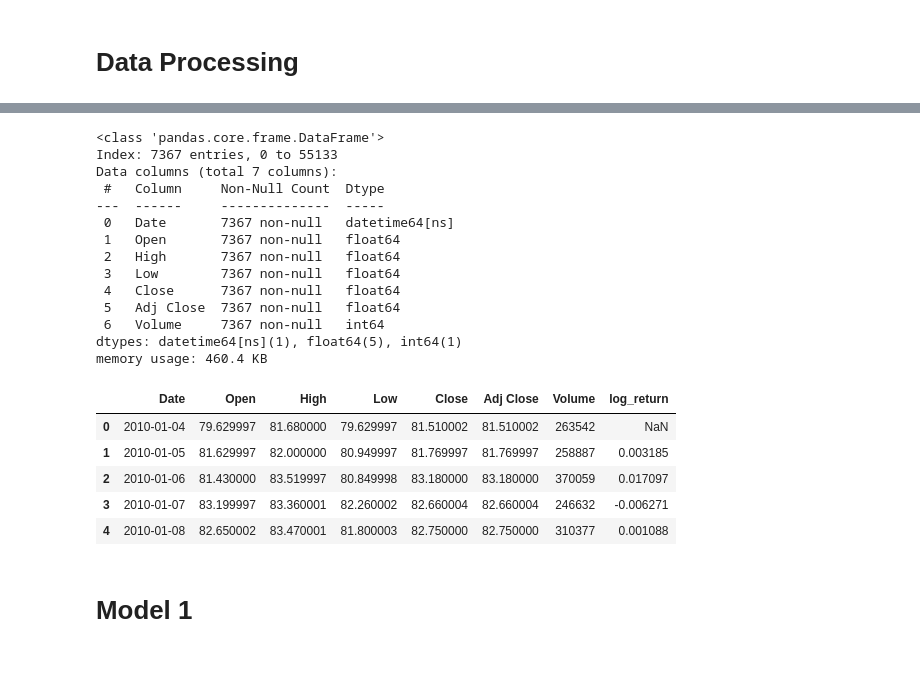
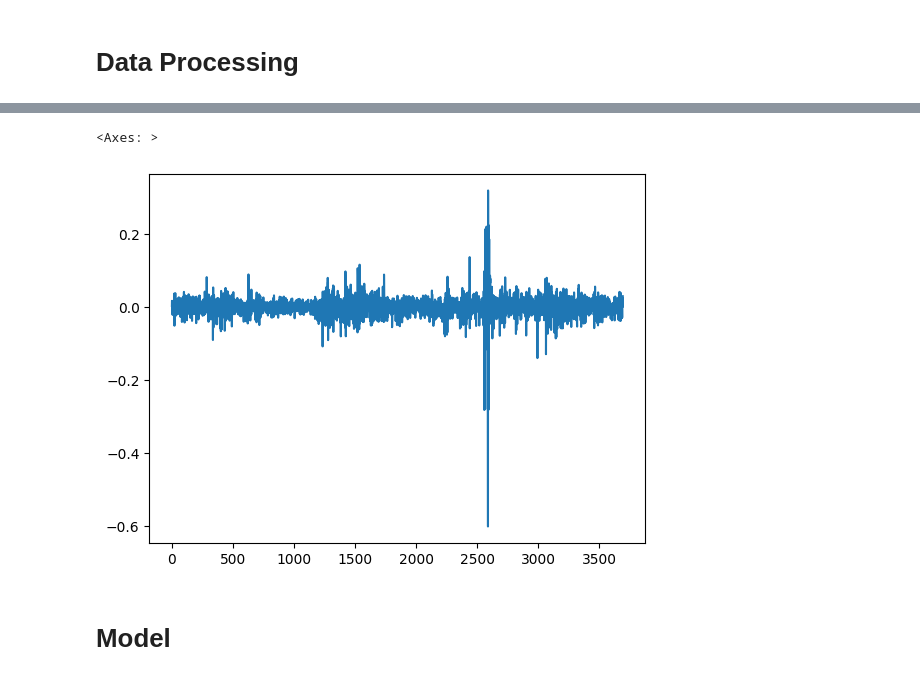
Before and after one commit to Errahum/HeliosFinance, a Jupyter notebook: notebooks/errahum_research/models/models.ipynb, the cells around one changed output, grey strips where cells are left out. Drawn from its saved outputs; the diff is of its cells as text; code cells hidden in the pictures.

```diff
--- a/notebooks/errahum_research/models/models.ipynb
+++ b/notebooks/errahum_research/models/models.ipynb
@@ -71,30 +130,7 @@ CL.head()
-# %%
-CL.info()
-# %% [output]
-<class 'pandas.core.frame.DataFrame'>
-Index: 7367 entries, 0 to 55133
-Data columns (total 7 columns):
- #   Column     Non-Null Count  Dtype
----  ------     --------------  -----
- 0   Date       7367 non-null   datetime64[ns]
- 1   Open       7367 non-null   float64
- 2   High       7367 non-null   float64
- 3   Low        7367 non-null   float64
- 4   Close      7367 non-null   float64
- 5   Adj Close  7367 non-null   float64
- 6   Volume     7367 non-null   int64
-dtypes: datetime64[ns](1), float64(5), int64(1)
-memory usage: 460.4 KB
 # %%
-CL['log_return'] = log_return_df(CL['Close'])
+CL['log_return'].plot()
+# %% [output]
+<Axes: >
+[figure, added]
-# %%
-CL.head()
-# %% [output]
-|  | Date | Open | High | Low | Close | Adj Close | Volume | log_return |
-| 0 | 2010-01-04 | 79.629997 | 81.680000 | 79.629997 | 81.510002 | 81.510002 | 263542 | NaN |
-| 1 | 2010-01-05 | 81.629997 | 82.000000 | 80.949997 | 81.769997 | 81.769997 | 258887 | 0.003185 |
-| 2 | 2010-01-06 | 81.430000 | 83.519997 | 80.849998 | 83.180000 | 83.180000 | 370059 | 0.017097 |
-| 3 | 2010-01-07 | 83.199997 | 83.360001 | 82.260002 | 82.660004 | 82.660004 | 246632 | -0.006271 |
-| 4 | 2010-01-08 | 82.650002 | 83.470001 | 81.800003 | 82.750000 | 82.750000 | 310377 | 0.001088 |
 # %% [markdown]
-# Model 1
+# Model
```
Also changed, not shown: parts of 12 cells of this notebook, 2 other files.
